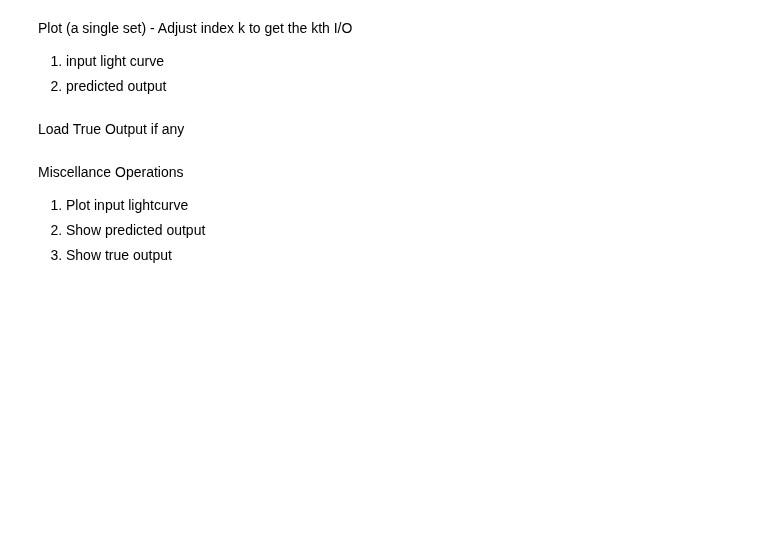
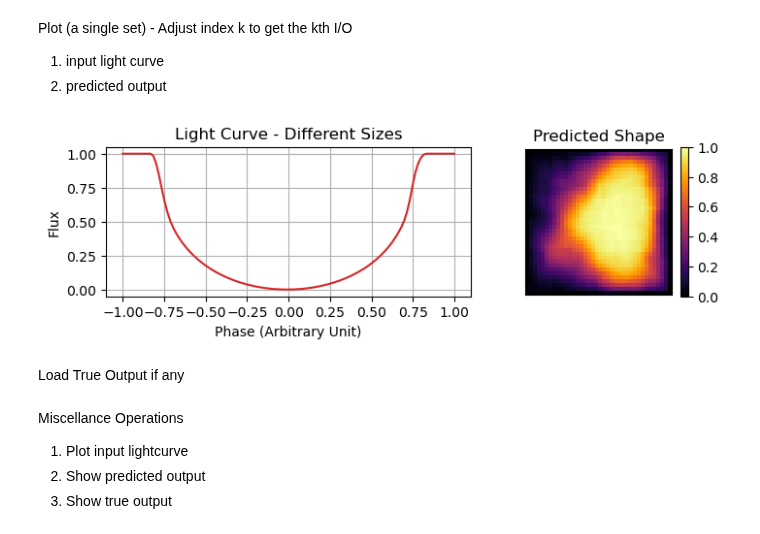
Before and after one commit to abrahammathews2000/mega, a Jupyter notebook: ml_training/ml_inference_lc2shape.ipynb, the cells around one changed output. Cells and saved outputs as stored; diff of their text form; code cells hidden in the pictures; blank space fills up the shorter version.

Commit message:
prediction done on multisized shape's light curve without using horizontal scaling

```diff
--- a/ml_training/ml_inference_lc2shape.ipynb
+++ b/ml_training/ml_inference_lc2shape.ipynb
@@ -36,0 +41,3 @@ model_load = load_model("../ml_model/nov13_model1/nov13_model1_sample_interpolat
+# %%
+# model_load = load_model("../ml_model/nov13_model1/nov13_model1_sample_interpolate_no_noise_unf_samplept_20to60.h5")
+model_load = load_model("/scratch/abraham/Documents/mega_git/mega/ml_model/mar26_2024_model/mar26_2024_model_unfDist_LDC_size.h5")
@@ -38,7 +47,8 @@ model_load = load_model("../ml_model/nov13_model1/nov13_model1_sample_interpolat
 Load Input data to infer on
 # %%
 # 1. Load Lightcurve Dataset
-lc_dir = '/scratch/abraham/Documents/mega_git/mega/data/random/npy/lc/lc_1_21Feb2024_circles_38_38_px.npy'
+lc_dir =  '/scratch/abraham/Documents/mega_git/mega/data/vald/npy/lc/lc_10_shape_multisize_multiLDC.npy'
+# lc_dir = '/scratch/abraham/Documents/mega_git/mega/data/random/npy/lc/lc_1_21Feb2024_circles_38_38_px.npy'
 test_lc = np.load(lc_dir)
 
 # Normalize the lightcurves
@@ -76,22 +92,24 @@ Plot (a single set) - Adjust index k to get the kth I/O
 # %%
 fig, axes = plt.subplots(1, 2, figsize=(8,2),gridspec_kw={'width_ratios': [2,1]})  # 1 row, 2 columns
 ph = np.linspace(-1,1,len(lc_to_predict[0]))
 
 # Plot on each subplot
 k = int(0) # Index
-axes[0].set_title('Light Curve - BATMAN (Rp = 0.2185*Rs)')
+axes[0].set_title('Light Curve - Different Sizes')
 axes[0].plot(ph, lc_to_predict[k], color='tab:red')
 axes[0].grid('on')
 axes[0].set_ylabel('Flux')
 axes[0].set_xlabel('Phase (Arbitrary Unit)')
 
 
 axes[1].set_title('Predicted Shape')
 axes[1].tick_params(left = False, right = False , labelleft = False ,labelbottom = False, bottom = False)
 img = axes[1].imshow(test_predict_shape[k],cmap='inferno')
 plt.colorbar(img)
 
 plt.show()
+# %% [output]
+[figure, added]
 # %% [markdown]
 Load True Output if any
 # %%
```
Also changed, not shown: parts of 8 cells of this notebook.
